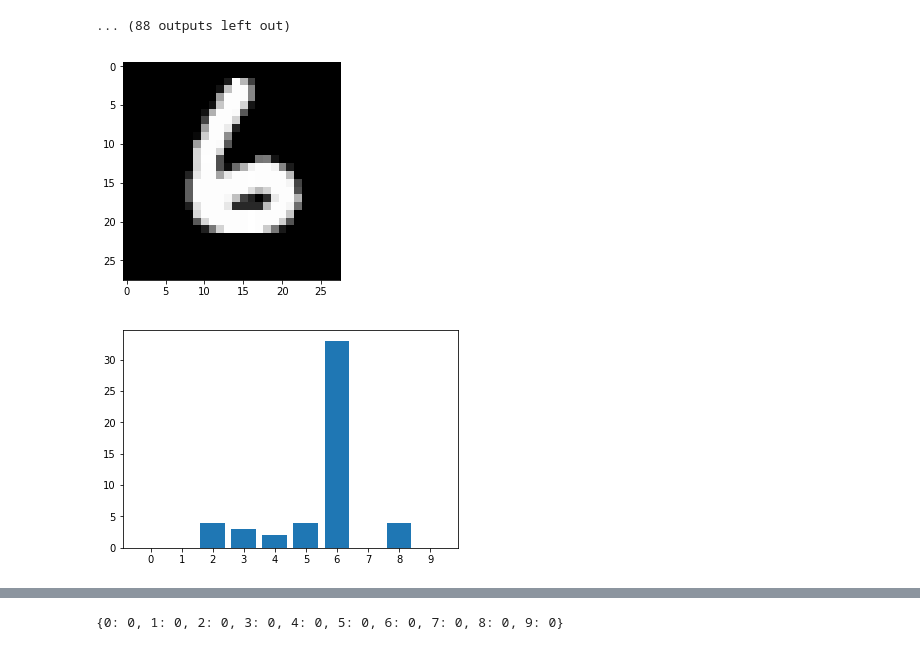
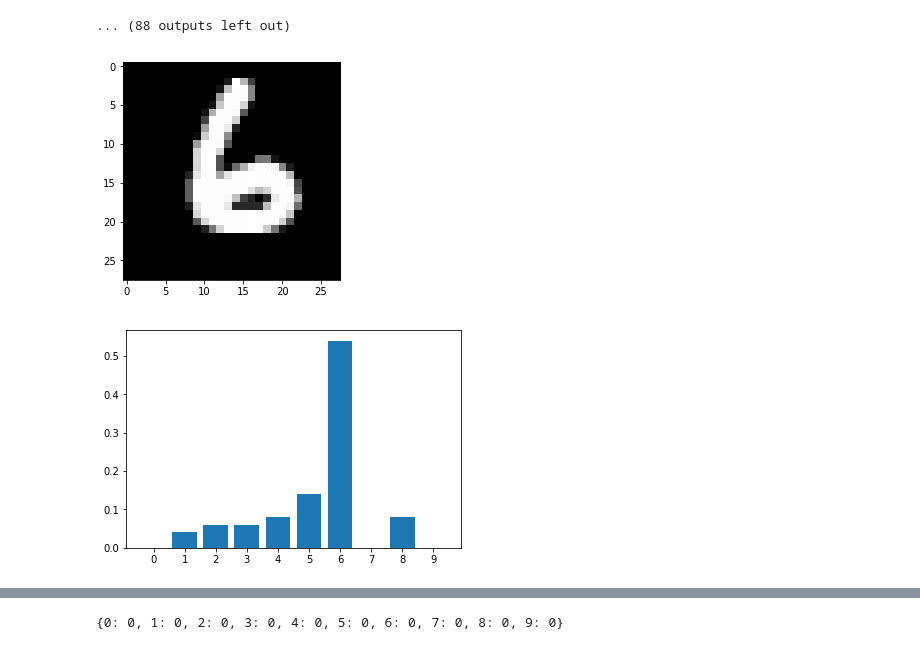
Before and after one commit to justinpyron/CS-231, a Jupyter notebook: Project/get_examples/dropout_defense.ipynb, the cells around one changed output, grey strips where cells are left out. Drawn from its saved outputs; the diff is of its cells as text; code cells hidden in the pictures.

Commit message:
Function that plots dropout predictions

```diff
--- a/Project/get_examples/dropout_defense.ipynb
+++ b/Project/get_examples/dropout_defense.ipynb
@@ -232,28 +232,28 @@ Predicted class: 3
 # %%
 model = Dropout_Net(dropout_prob=0.2)
 state = torch.load('mnist_nn_model')
 model.load_state_dict(state['state_dict'])
 
 original_class = 6
 target_class = 6
 
 data = MNIST_adv(original_class,target_class)
 model.train()  # set to train mode so that dropout occurs
 j = 29
 test_image = data[j][0]
 plt.imshow(test_image[0], cmap='binary_r')
 plt.show()
 
 pred_array = np.zeros(10)
 
 for j in range(50):
     pred = model(test_image.unsqueeze(0))
     pred = pred.argmax(1).item()
     pred_array[pred] += 1
 
-plt.bar(range(10), pred_array)
+plt.bar(range(10), pred_array/pred_array.sum())
 plt.xticks(range(10))
 plt.show()
 # %% [output]
 [figure]
-[figure, old version]
+[figure, new version]
```
Also changed, not shown: parts of 4 cells of this notebook.
